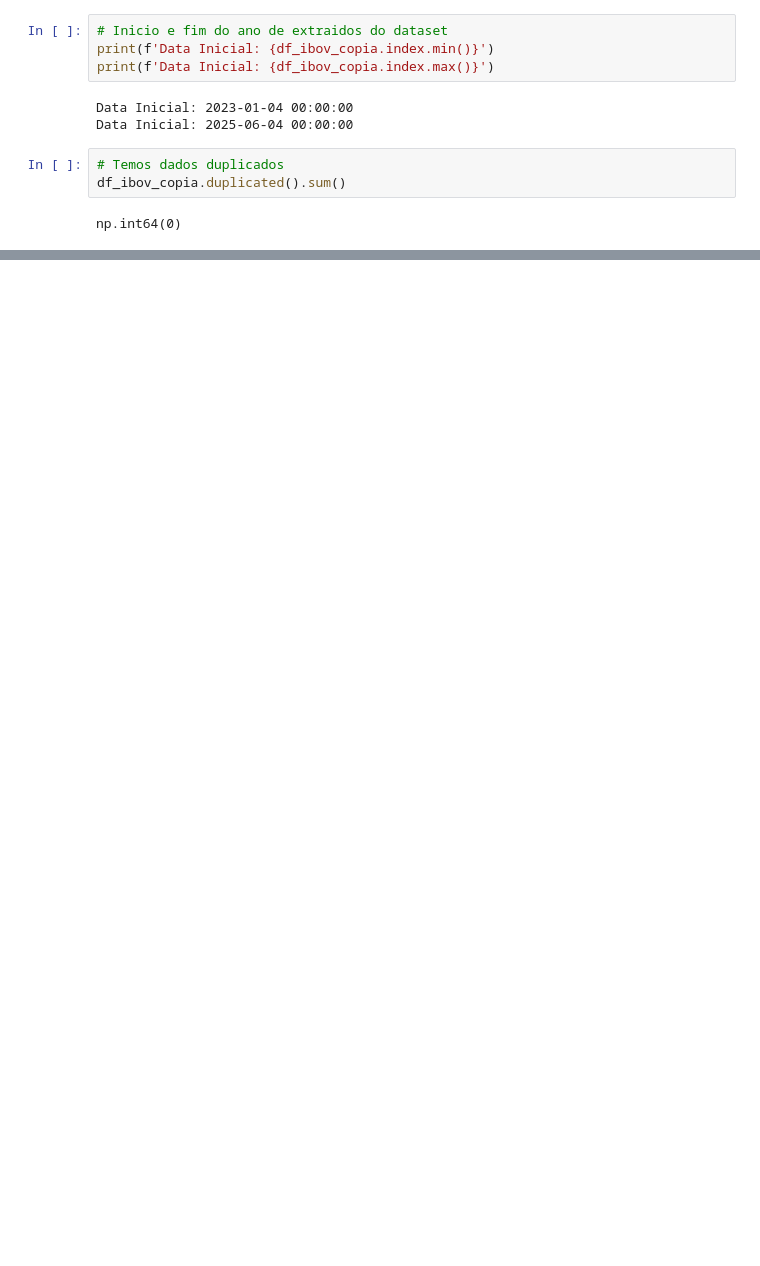
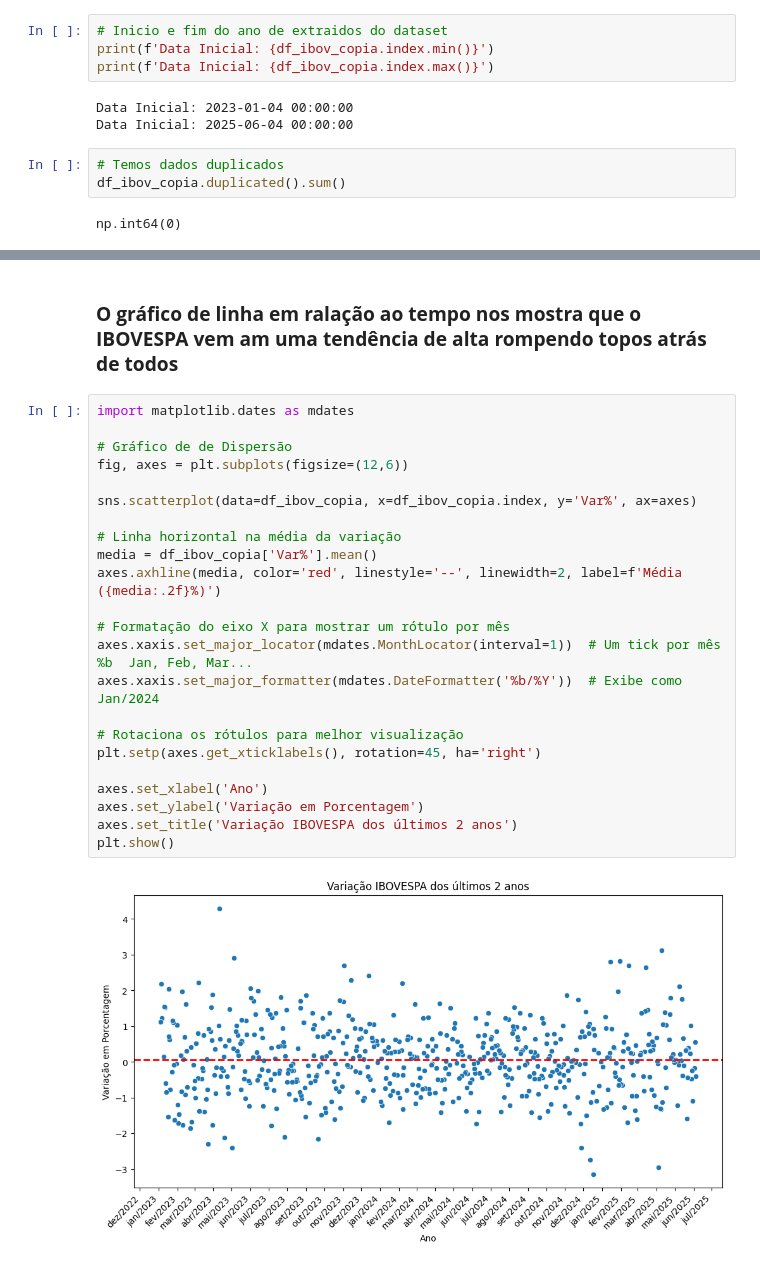
Before and after one commit to JacksonvBarbosa/Analise_Indice_Ibovespa, a Jupyter notebook: Codigo/DadosIbovespa.ipynb, the cells around one changed output, grey strips where cells are left out. Cells and saved outputs as stored; diff of their text form; blank space fills up the shorter version.

```diff
--- a/Codigo/DadosIbovespa.ipynb
+++ b/Codigo/DadosIbovespa.ipynb
@@ -238,0 +275,27 @@ np.int64(0)
+# %% [markdown]
+### **O gráfico de linha em ralação ao tempo nos mostra que o IBOVESPA vem am uma tendência de alta rompendo topos atrás de todos**
+# %%
+import matplotlib.dates as mdates
+
+# Gráfico de de Dispersão
+fig, axes = plt.subplots(figsize=(12,6))
+
+sns.scatterplot(data=df_ibov_copia, x=df_ibov_copia.index, y='Var%', ax=axes)
+
+# Linha horizontal na média da variação
+media = df_ibov_copia['Var%'].mean()
+axes.axhline(media, color='red', linestyle='--', linewidth=2, label=f'Média ({media:.2f}%)')
+
+# Formatação do eixo X para mostrar um rótulo por mês
+axes.xaxis.set_major_locator(mdates.MonthLocator(interval=1))  # Um tick por mês %b	Jan, Feb, Mar...
+axes.xaxis.set_major_formatter(mdates.DateFormatter('%b/%Y'))  # Exibe como Jan/2024
+
+# Rotaciona os rótulos para melhor visualização
+plt.setp(axes.get_xticklabels(), rotation=45, ha='right')
+
+axes.set_xlabel('Ano')
+axes.set_ylabel('Variação em Porcentagem')
+axes.set_title('Variação IBOVESPA dos últimos 2 anos')
+plt.show()
+# %% [output]
+[figure, added]
```
Also changed, not shown: parts of 11 cells of this notebook.
